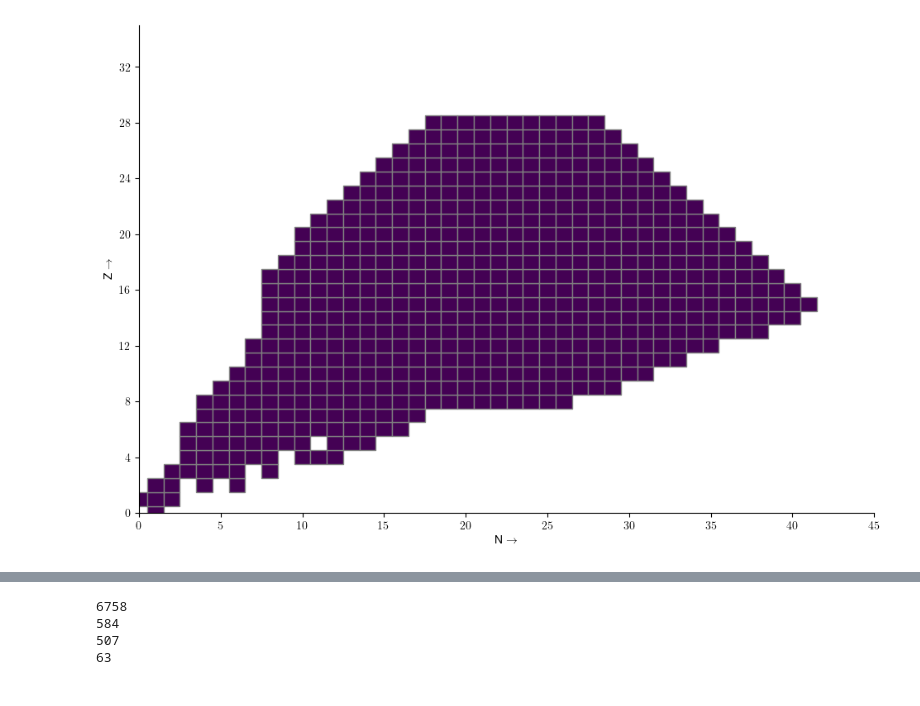
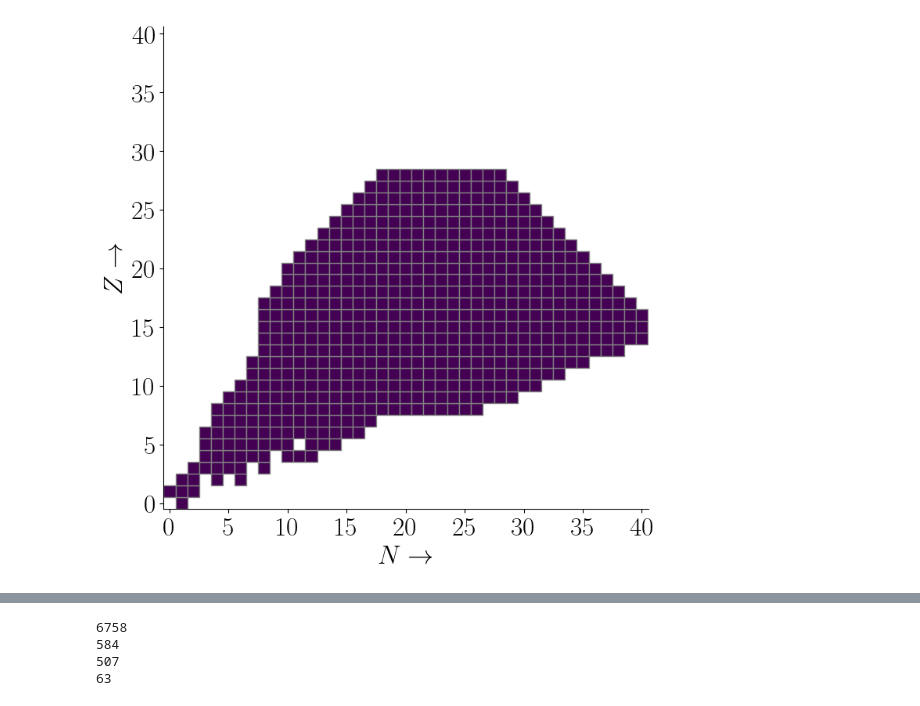
Before and after one commit to aisclark91/proceedings, a Jupyter notebook: reduction.ipynb, the cells around one changed output, grey strips where cells are left out. Cells and saved outputs as stored; diff of their text form; code cells hidden in the pictures.

Commit message:
Adding final figure modifications

```diff
--- a/reduction.ipynb
+++ b/reduction.ipynb
@@ -31,11 +31,12 @@ tols = [0.3, 0.3, 0.3, 0.3, 0.3, 0.3, 0.3, 0.3, 0.3, 0.3, 0.3, 0.3, 0.3,
 reduced_net = drgep(net=net, conds=data, targets=targets, tols=tols,
                 returnobj='net', use_mpi=False, use_numpy=True)
 # %%
-net.gridplot()
-plt.xlim(0,45)
-plt.ylim(0,35)
-plt.tight_layout()
-plt.savefig('pool.png', bbox_inches="tight")
+net.gridplot(minN=0, maxN=40, minZ=0, maxZ=40, dpi=600)
+plt.xlabel(r"$N\rightarrow$",fontsize=24)
+plt.ylabel(r"$Z\rightarrow$",fontsize=24)
+plt.xticks(fontsize=24)
+plt.yticks(fontsize=24)
+plt.savefig('pool.pdf', bbox_inches="tight")
 #plt.title(r"Available pool of rates")
 # %% [output]
-[figure, old version]
+[figure, new version]
```
Also changed, not shown: parts of 2 cells of this notebook, 1 other file.
